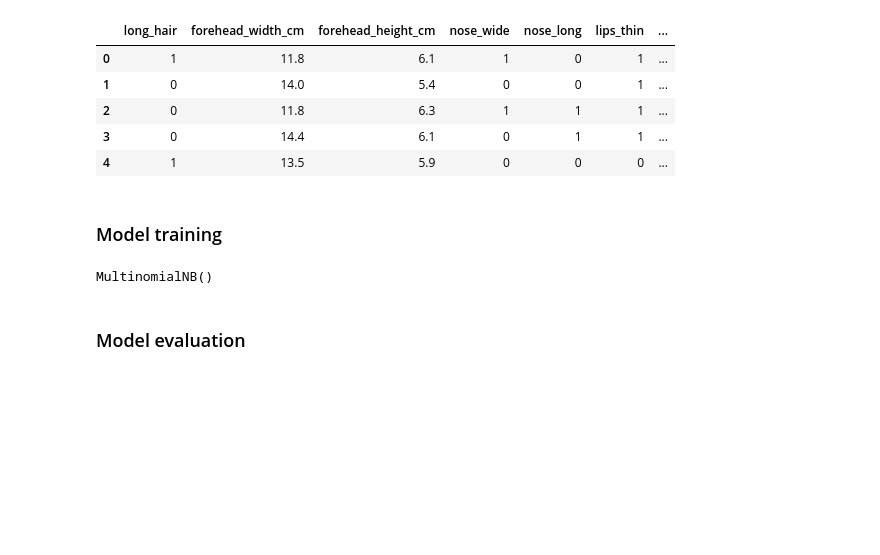
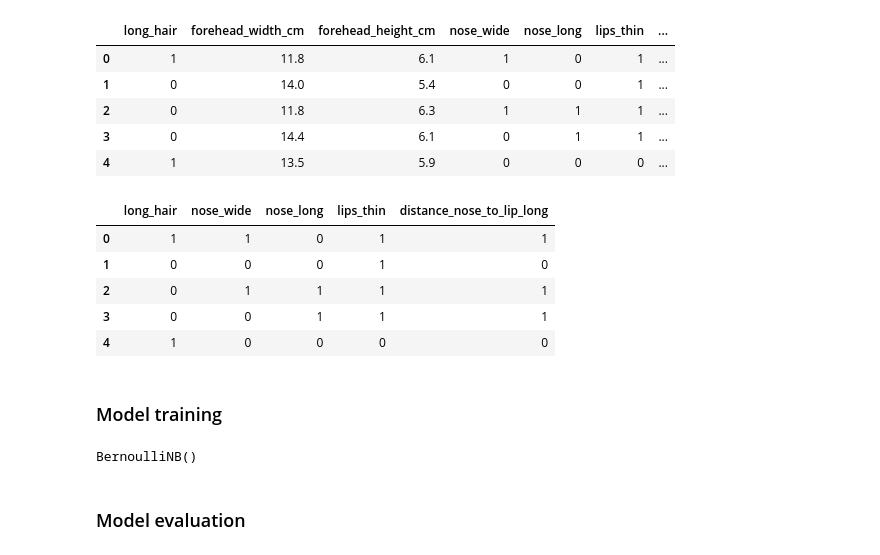
Before and after one commit to mubarakmayyeri/gender_classification, a Jupyter notebook: gender_classification.ipynb, the cells around one changed output. Cells and saved outputs as stored; diff of their text form; code cells hidden in the pictures; blank space fills up the shorter version.

```diff
--- a/gender_classification.ipynb
+++ b/gender_classification.ipynb
@@ -96,8 +96,17 @@ df.head()
 | 4 | 1 | 13.5 | 5.9 | 0 | 0 | 0 | ... |
 # %%
 #seperating features and target
-X = df.drop('gender', axis=1)
+X = df.drop(['gender', 'forehead_width_cm', 'forehead_height_cm'], axis=1)
 y = df['gender']
+# %%
+X.head()
+# %% [output]
+|  | long_hair | nose_wide | nose_long | lips_thin | distance_nose_to_lip_long |
+| 0 | 1 | 1 | 0 | 1 | 1 |
+| 1 | 0 | 0 | 0 | 1 | 0 |
+| 2 | 0 | 1 | 1 | 1 | 1 |
+| 3 | 0 | 0 | 1 | 1 | 1 |
+| 4 | 1 | 0 | 0 | 0 | 0 |
 # %%
 #splitting dataset into train and test set
 from sklearn.model_selection import train_test_split
@@ -105,12 +114,12 @@ X_train, X_test, y_train, y_test = train_test_split(X, y, test_size=0.2, random_
 # %% [markdown]
 ### Model training
 # %%
-from sklearn.naive_bayes import MultinomialNB
+from sklearn.naive_bayes import BernoulliNB
 
-nb = MultinomialNB()
+nb = BernoulliNB()
 nb.fit(X_train, y_train)
 # %% [output]
-MultinomialNB()
+BernoulliNB()
 # %% [markdown]
 ### Model evaluation
 # %%
```
Also changed, not shown: parts of 1 cell of this notebook.
